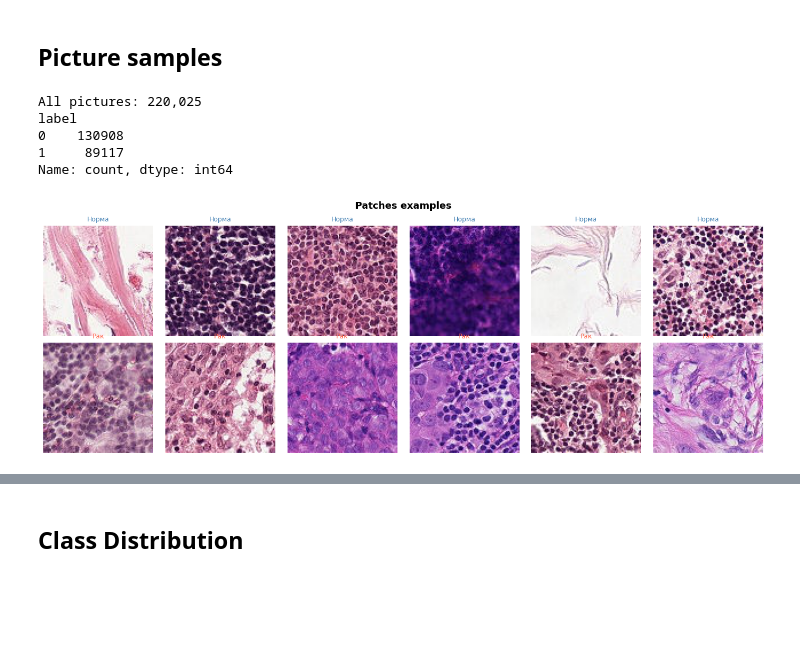
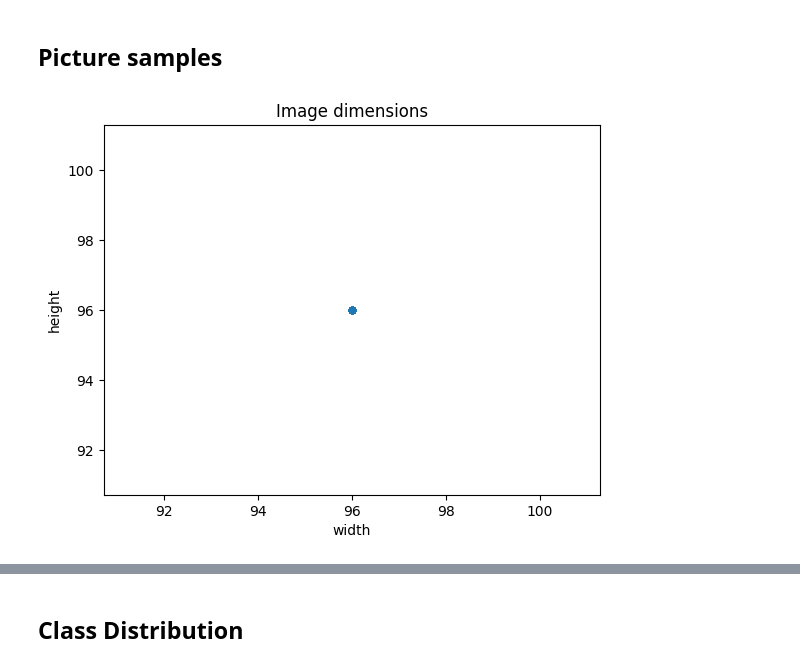
Before and after one commit to ErikShahbazyan/Histopathologic-Cancer-Detection, a Jupyter notebook: notebook/EDA.ipynb, the cells around one changed output, grey strips where cells are left out. Drawn from its saved outputs; the diff is of its cells as text; code cells hidden in the pictures; blank space fills up the shorter version.

```diff
--- a/notebook/EDA.ipynb
+++ b/notebook/EDA.ipynb
@@ -11,12 +11,14 @@ from pathlib import Path
 from PIL import Image
 from tqdm import tqdm
 import torch
+import os
+from sklearn.decomposition import PCA
 
 # Paths
 # Need to change path
-TRAIN_DIR = Path('/Users/picsartacademy/Desktop/cancer detection final/CancerDetectionProject/data/train')
-TEST_DIR  = Path('/Users/picsartacademy/Desktop/cancer detection final/CancerDetectionProject/data/test')
-LABELS_CSV = Path('/Users/picsartacademy/Desktop/cancer detection final/CancerDetectionProject/data/train_labels.csv')
+TRAIN_DIR = Path(r"C:\Users\Lenovo\Desktop\Histo\data\train")
+TEST_DIR  = Path(r"C:\Users\Lenovo\Desktop\Histo\data\test")
+LABELS_CSV = Path(r"C:\Users\Lenovo\Desktop\Histo\data\train_labels.csv")
 
 # Config
 SEED = 42
@@ -24,5 +26,9 @@ np.random.seed(SEED)
 torch.manual_seed(SEED)
 
 print("Configuration loaded successfully.")
+
+print(TRAIN_DIR)
+print(TEST_DIR)
+print(LABELS_CSV)
 # %% [output]
 Configuration loaded successfully.
@@ -45,27 +54,15 @@ First 5 rows:
 4  068aba587a4950175d04c680d38943fd488d6a9d      0
 # %% [markdown]
 ## Picture samples
-# %%
-df = pd.read_csv(LABELS_CSV)
-print(f"All pictures: {len(df):,}")
-print(df["label"].value_counts())
-
-fig, axes = plt.subplots(2, 6, figsize=(14, 5))
-for label, row_axes in zip([0, 1], axes):
-    samples = df[df["label"] == label].sample(6, random_state=SEED)
-    for ax, (_, row) in zip(row_axes, samples.iterrows()):
-        img = Image.open(TRAIN_DIR / f"{row['id']}.tif")
-        ax.imshow(img)
-        ax.axis("off")
-        ax.set_title("Рак" if label == 1 else "Норма",
-                     color="tomato" if label == 1 else "steelblue", fontsize=9)
-plt.suptitle("Patches examples", fontsize=13, fontweight="bold")
-plt.tight_layout()
-plt.show()
-# %% [output]
-All pictures: 220,025
-label
-0    130908
-1     89117
-Name: count, dtype: int64
-[figure, removed]
+# %%
+sizes = []
+
+for img_name in os.listdir(TRAIN_DIR)[:100]:
+    img = Image.open(os.path.join(TRAIN_DIR, img_name))
+    sizes.append(img.size)
+
+sizes_df = pd.DataFrame(sizes, columns=['width','height'])
+sizes_df.plot(kind='scatter', x='width', y='height', title='Image dimensions')
+plt.show()
+# %% [output]
+[figure, added]
```
Also changed, not shown: parts of 7 cells of this notebook.
